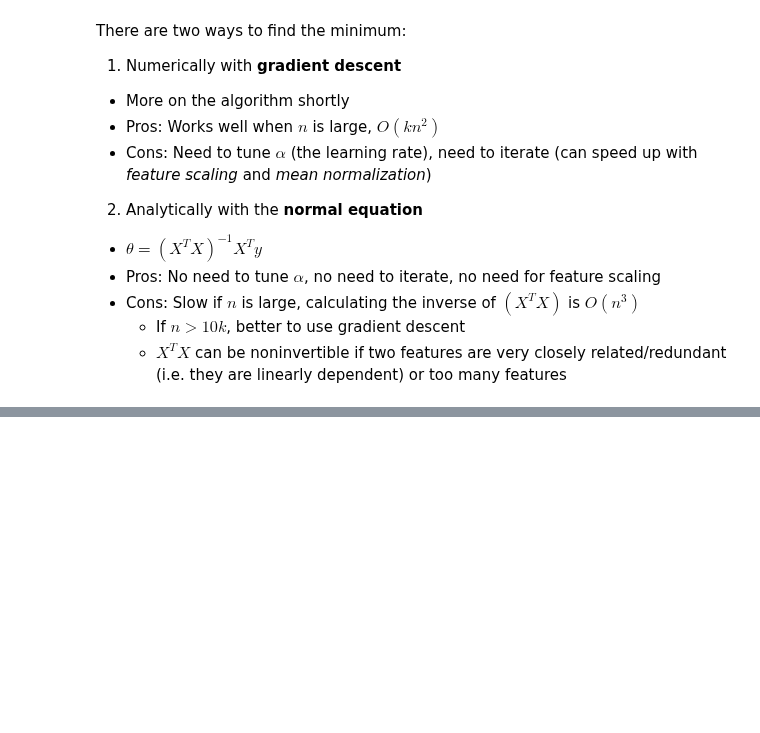
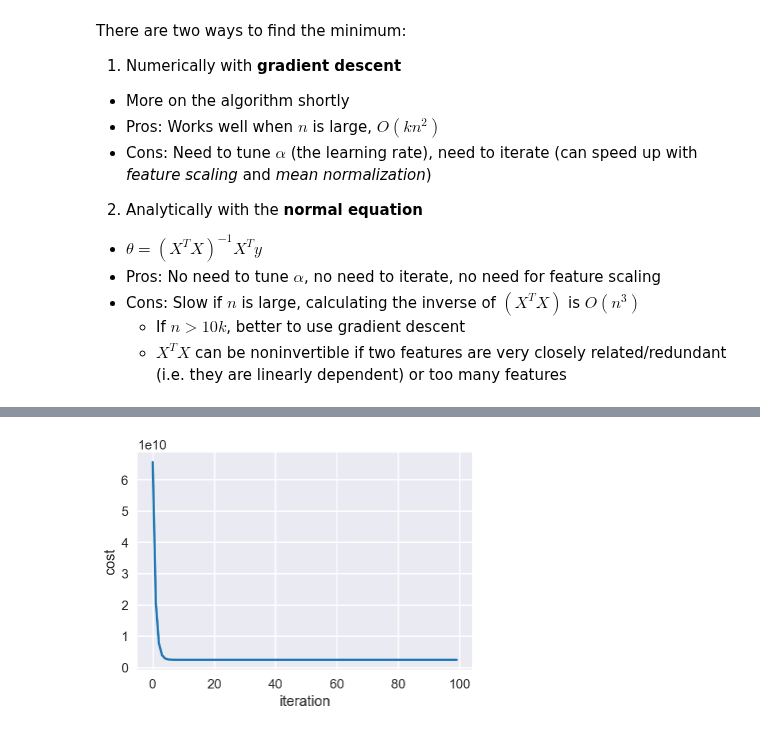
Before and after one commit to sameerank/data-science-interview-prep, a Jupyter notebook: ml/linear_regression.ipynb, the cells around one changed output, grey strips where cells are left out. Saved outputs shown, nothing was run; the diff lists cells and outputs as text; code cells hidden in the pictures; blank space fills up the shorter version.

Commit message:
Gradient descent works yay

```diff
--- a/ml/linear_regression.ipynb
+++ b/ml/linear_regression.ipynb
@@ -44,0 +72,28 @@ There are two ways to find the minimum:
+# %%
+def hypothesis(thetas, xs):
+    input_matrix = np.array([np.ones(len(xs)), xs])
+    return np.matmul(thetas, input_matrix)
+
+def cost_function(thetas, xs, ys):
+    m = len(xs)
+    return (1 / (2 * m)) * sum((np.array(ys) - hypothesis(thetas, xs))**2)
+
+def gradient_descent_update(thetas, xs, ys):
+    learning_rate = 0.0000001
+    m = len(xs)
+    return thetas - (learning_rate * (1 / m) * sum((hypothesis(thetas, xs) - ys) * xs))
+# %%
+xs, ys = df[['area', 'price']].values.T
+# %%
+costs = []
+thetas = np.zeros(2)
+for i in range(100):
+    costs.append(cost_function(thetas, xs, ys))
+    thetas = gradient_descent_update(thetas, xs, ys)
+# %%
+plt.plot(costs)
+plt.xlabel('iteration')
+plt.ylabel('cost')
+plt.show()
+# %% [output]
+[figure, added]
```
Also changed, not shown: parts of 5 cells of this notebook, 3 other files.
